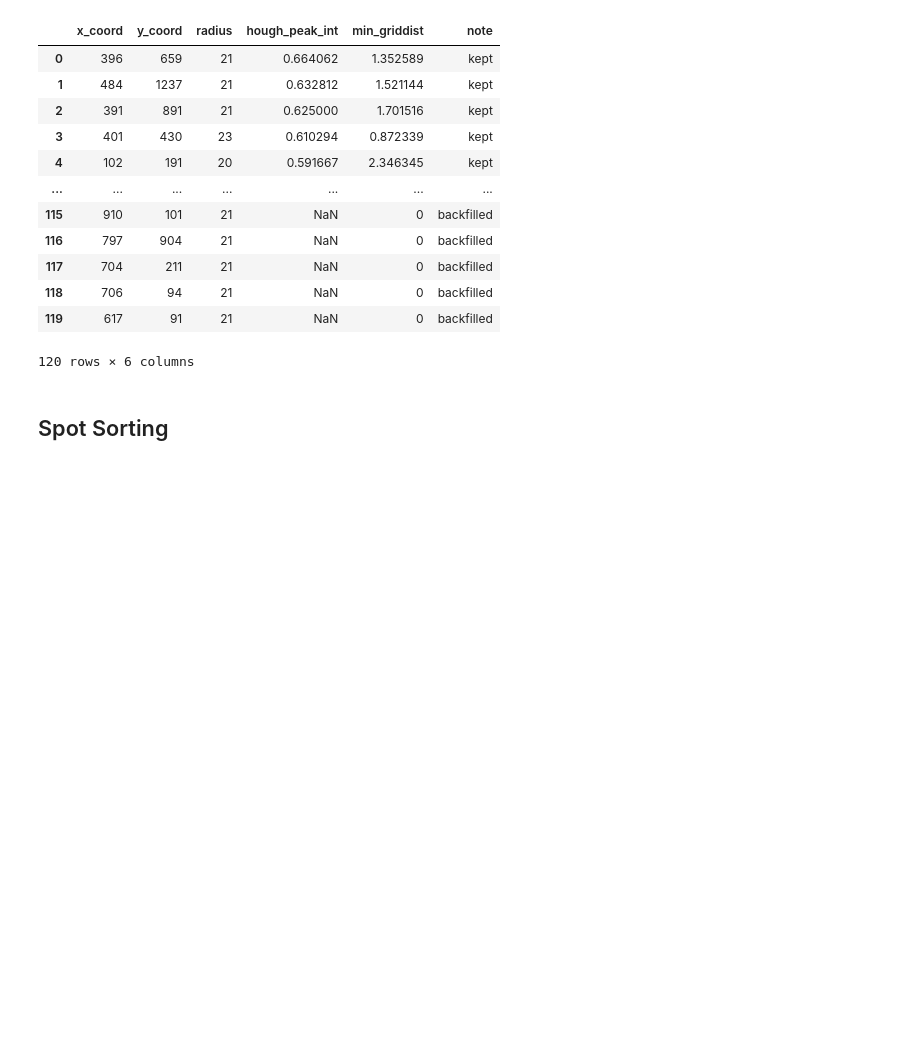
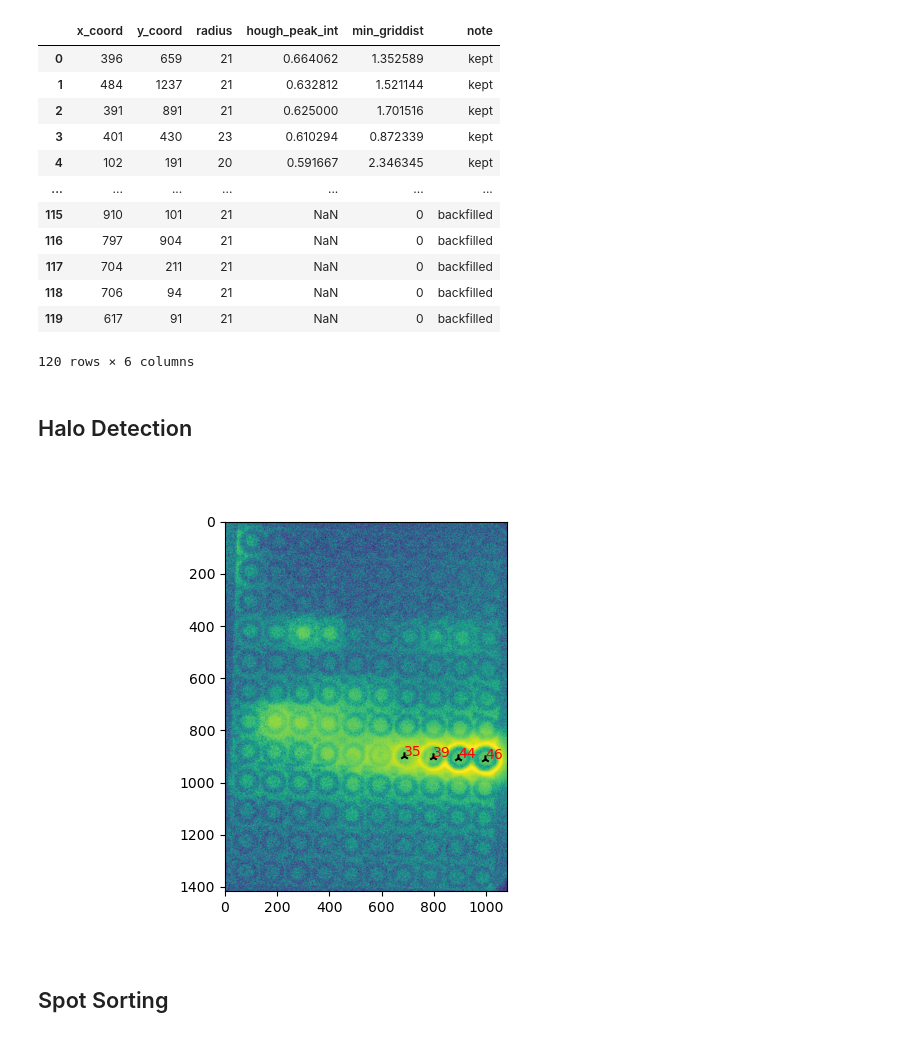
Before and after one commit to Functional-Metabolomics-Lab/MicrospotReader_test, a Jupyter notebook: microspot_reader.ipynb, the cells around one changed output. Drawn from its saved outputs; the diff is of its cells as text; code cells hidden in the pictures; blank space fills up the shorter version.

Commit message:
Added Halo detection

```diff
--- a/microspot_reader.ipynb
+++ b/microspot_reader.ipynb
@@ -207,6 +207,40 @@ corr_spot
 | 118 | 706 | 94 | 21 | NaN | 0 | backfilled |
 | 119 | 617 | 91 | 21 | NaN | 0 | backfilled |
 120 rows × 6 columns
+# %% [markdown]
+## Halo Detection
+# %%
+# Create a mask of the image only containing halos.
+halo_mask=raw_img<skimage.filters.threshold_yen(raw_img)
+
+# Applying the mask to the histeq_img yields more consistent results for circle detection. The mask itself yields better results when calculated from the raw image.
+halo_img=histeq_img.copy()
+halo_img[halo_mask]=0
+
+# Canny edge detection and follow up circle detection using hough transform.
+halo_edge=skimage.feature.canny(halo_img,10,10,60)
+halo_radii=np.arange(35,70) # Radii tested for.
+halo_hough=skimage.transform.hough_circle(halo_edge,halo_radii)
+
+h_accum,h_x,h_y,h_radii=skimage.transform.hough_circle_peaks(
+    halo_hough,
+    halo_radii,
+    min_xdistance=70,
+    min_ydistance=70,
+    threshold=0.5*halo_hough.max()
+    )
+
+# Saving all detected halos in a Dataframe
+ab_halo=pd.DataFrame({"x_coord":h_x,"y_coord":h_y,"radius":h_radii})
+
+# Displaying all detected Halos with their respective radii.
+fig,ax=plt.subplots()
+ax.imshow(raw_img)
+ax.scatter(h_x,h_y,marker="2",c="k")
+for x,y,rad in zip(h_x,h_y,h_radii):
+    ax.text(x, y, f'{rad}',c="r")
+# %% [output]
+[figure, added]
 # %% [markdown]
 ## Spot Sorting
 # %%
```
Also changed, not shown: parts of 1 cell of this notebook.
